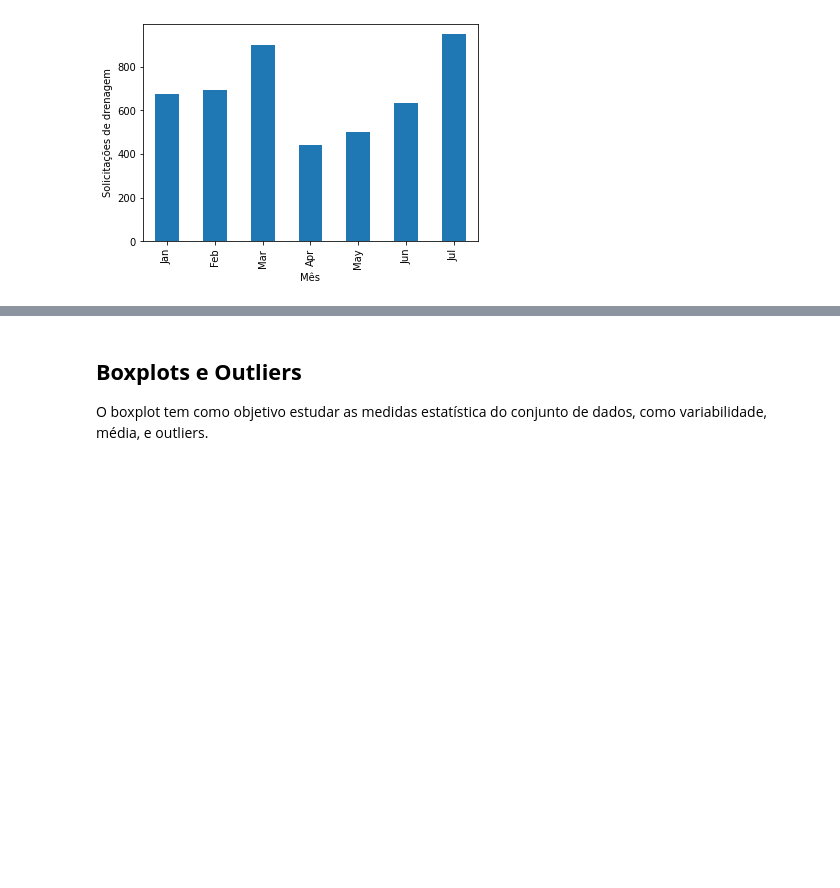
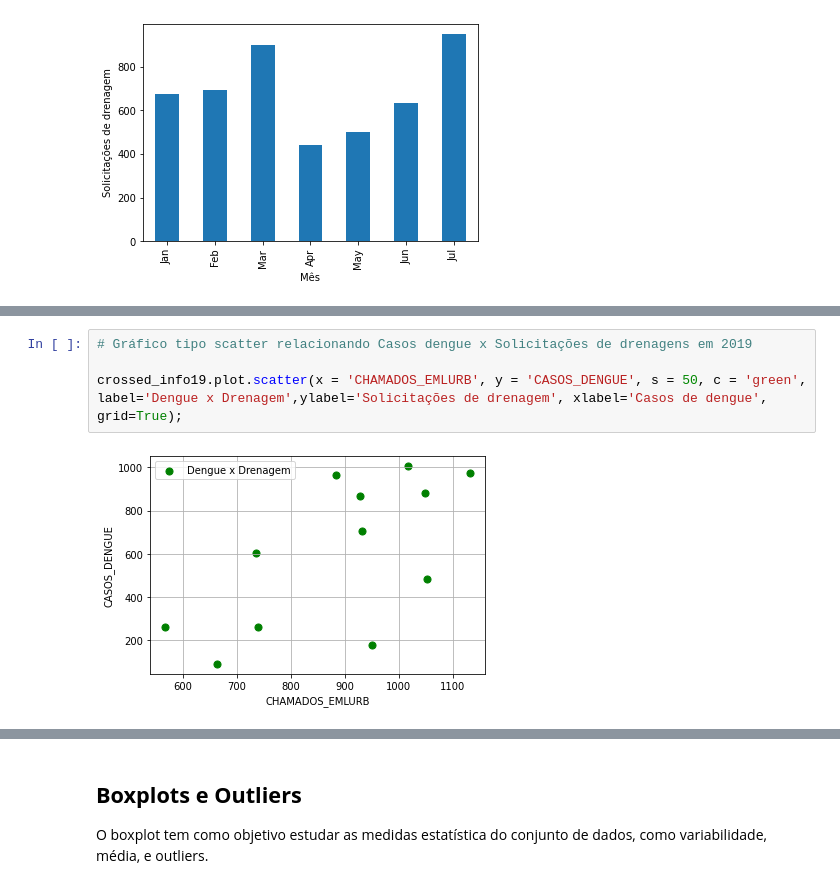
Before and after one commit to HiagoAD/GDI2, a Jupyter notebook: Project_1.ipynb, the cells around one changed output, grey strips where cells are left out. Saved outputs shown, nothing was run; the diff lists cells and outputs as text; blank space fills up the shorter version.

```diff
--- a/Project_1.ipynb
+++ b/Project_1.ipynb
@@ -204,0 +255,6 @@ crossed_info19.plot(x='month', y='CHAMADOS_EMLURB', kind='bar', legend=False, yl
+# %%
+# Gráfico tipo scatter relacionando Casos dengue x Solicitações de drenagens em 2019
+
+crossed_info19.plot.scatter(x = 'CHAMADOS_EMLURB', y = 'CASOS_DENGUE', s = 50, c = 'green', label='Dengue x Drenagem',ylabel='Solicitações de drenagem', xlabel='Casos de dengue', grid=True);
+# %% [output]
+[figure, added]
```
Also changed, not shown: parts of 12 cells of this notebook.
